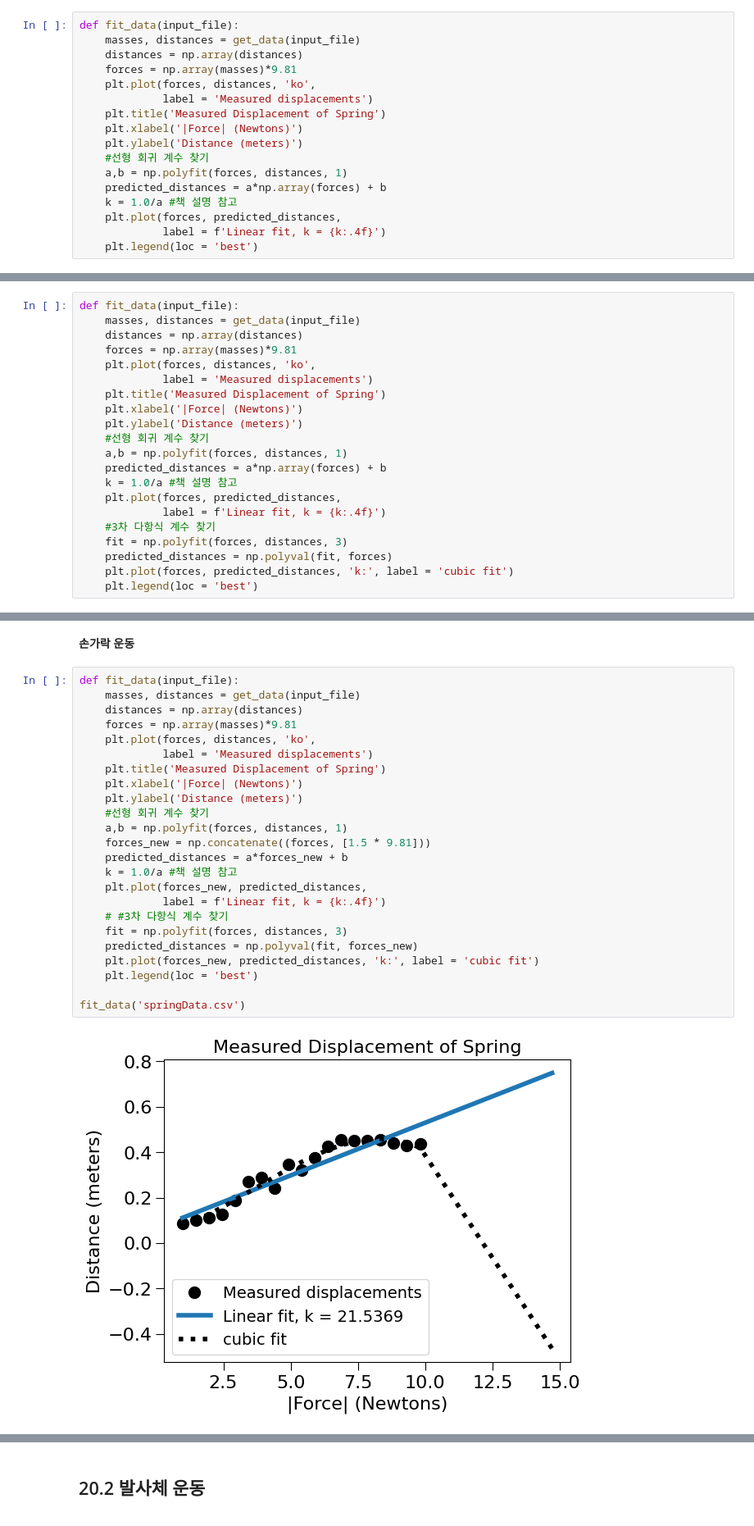
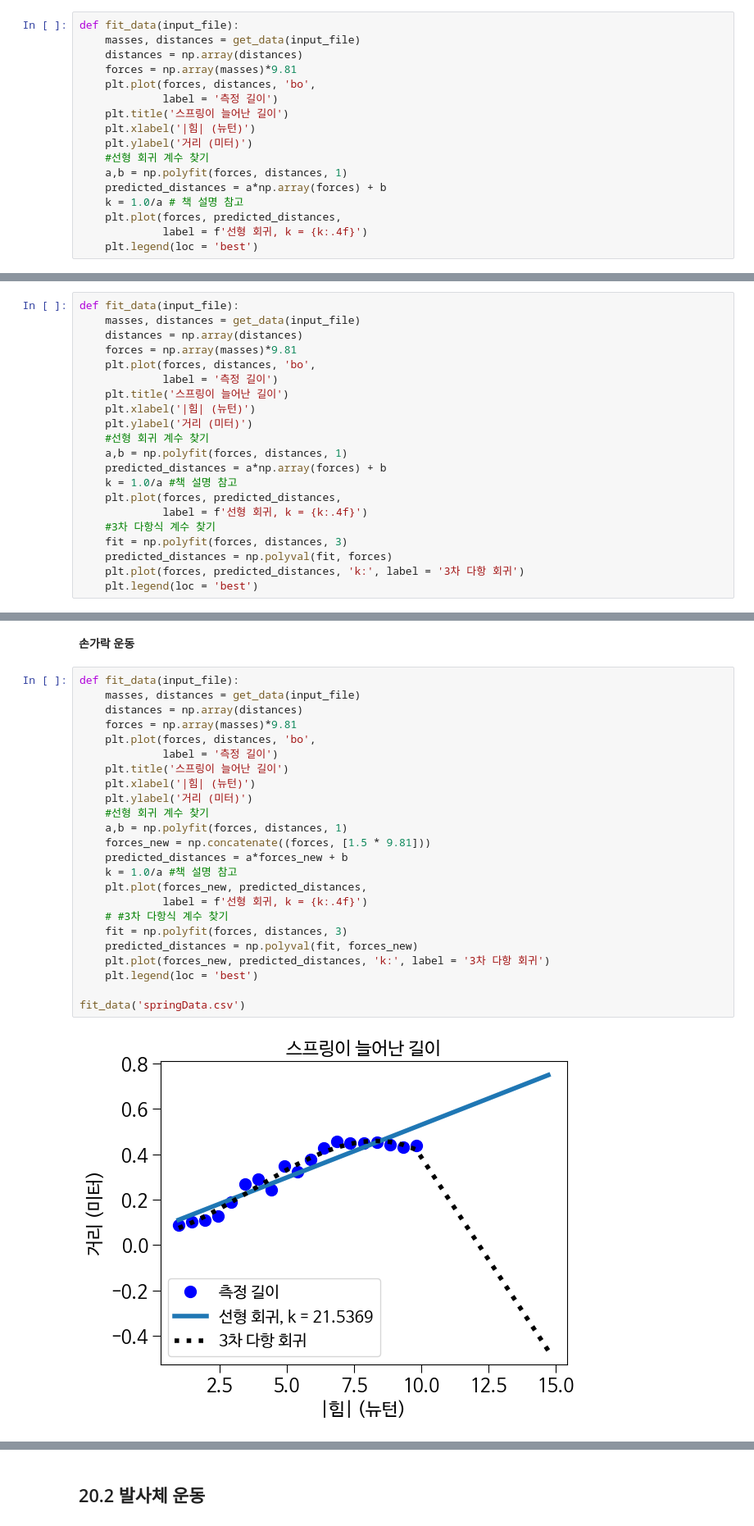
Before and after one commit to rickiepark/python4daml, a Jupyter notebook: 20장.ipynb, the cells around one changed output, grey strips where cells are left out. Shown at 82% size. Cells and saved outputs as stored; diff of their text form.

```diff
--- a/20장.ipynb
+++ b/20장.ipynb
@@ -74,17 +112,17 @@ def fit_data(input_file):
     masses, distances = get_data(input_file)
     distances = np.array(distances)
     forces = np.array(masses)*9.81
-    plt.plot(forces, distances, 'ko',
-             label = 'Measured displacements')
-    plt.title('Measured Displacement of Spring')
-    plt.xlabel('|Force| (Newtons)')
-    plt.ylabel('Distance (meters)')
+    plt.plot(forces, distances, 'bo',
+             label = '측정 길이')
+    plt.title('스프링이 늘어난 길이')
+    plt.xlabel('|힘| (뉴턴)')
+    plt.ylabel('거리 (미터)')
     #선형 회귀 계수 찾기
     a,b = np.polyfit(forces, distances, 1)
     predicted_distances = a*np.array(forces) + b
-    k = 1.0/a #책 설명 참고
+    k = 1.0/a # 책 설명 참고
     plt.plot(forces, predicted_distances,
-             label = f'Linear fit, k = {k:.4f}')
+             label = f'선형 회귀, k = {k:.4f}')
     plt.legend(loc = 'best')
 # %%
 fit_data('springData.csv')
@@ -95,21 +133,21 @@ def fit_data(input_file):
     masses, distances = get_data(input_file)
     distances = np.array(distances)
     forces = np.array(masses)*9.81
-    plt.plot(forces, distances, 'ko',
-             label = 'Measured displacements')
-    plt.title('Measured Displacement of Spring')
-    plt.xlabel('|Force| (Newtons)')
-    plt.ylabel('Distance (meters)')
+    plt.plot(forces, distances, 'bo',
+             label = '측정 길이')
+    plt.title('스프링이 늘어난 길이')
+    plt.xlabel('|힘| (뉴턴)')
+    plt.ylabel('거리 (미터)')
     #선형 회귀 계수 찾기
     a,b = np.polyfit(forces, distances, 1)
     predicted_distances = a*np.array(forces) + b
     k = 1.0/a #책 설명 참고
     plt.plot(forces, predicted_distances,
-             label = f'Linear fit, k = {k:.4f}')
+             label = f'선형 회귀, k = {k:.4f}')
     #3차 다항식 계수 찾기
     fit = np.polyfit(forces, distances, 3)
     predicted_distances = np.polyval(fit, forces)
-    plt.plot(forces, predicted_distances, 'k:', label = 'cubic fit')
+    plt.plot(forces, predicted_distances, 'k:', label = '3차 다항 회귀')
     plt.legend(loc = 'best')
 # %%
 fit_data('springData.csv')
@@ -120,29 +158,29 @@ fit_data('springData.csv')
 # %%
 def fit_data(input_file):
     masses, distances = get_data(input_file)
     distances = np.array(distances)
     forces = np.array(masses)*9.81
-    plt.plot(forces, distances, 'ko',
-             label = 'Measured displacements')
-    plt.title('Measured Displacement of Spring')
-    plt.xlabel('|Force| (Newtons)')
-    plt.ylabel('Distance (meters)')
+    plt.plot(forces, distances, 'bo',
+             label = '측정 길이')
+    plt.title('스프링이 늘어난 길이')
+    plt.xlabel('|힘| (뉴턴)')
+    plt.ylabel('거리 (미터)')
     #선형 회귀 계수 찾기
     a,b = np.polyfit(forces, distances, 1)
     forces_new = np.concatenate((forces, [1.5 * 9.81]))
     predicted_distances = a*forces_new + b
     k = 1.0/a #책 설명 참고
     plt.plot(forces_new, predicted_distances,
-             label = f'Linear fit, k = {k:.4f}')
+             label = f'선형 회귀, k = {k:.4f}')
     # #3차 다항식 계수 찾기
     fit = np.polyfit(forces, distances, 3)
     predicted_distances = np.polyval(fit, forces_new)
-    plt.plot(forces_new, predicted_distances, 'k:', label = 'cubic fit')
+    plt.plot(forces_new, predicted_distances, 'k:', label = '3차 다항 회귀')
     plt.legend(loc = 'best')
 
 fit_data('springData.csv')
 # %% [output]
-[figure, old version]
+[figure, new version]
 # %%
 def fit_data(input_file):
     masses, distances = get_data(input_file)
```
Also changed, not shown: parts of 14 cells of this notebook.
